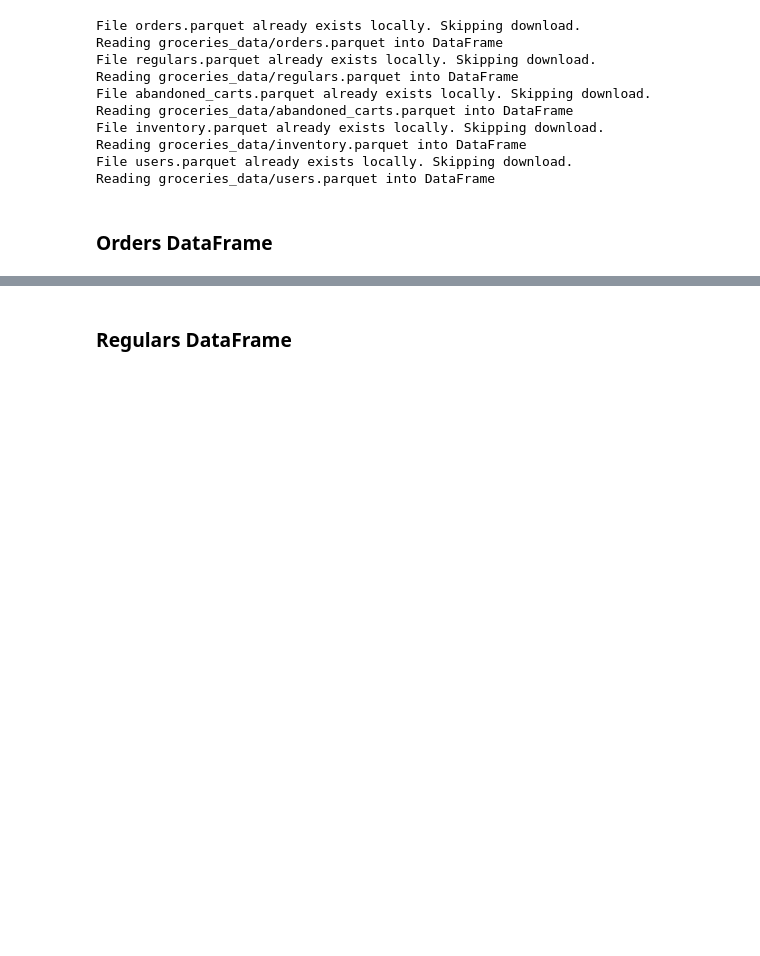
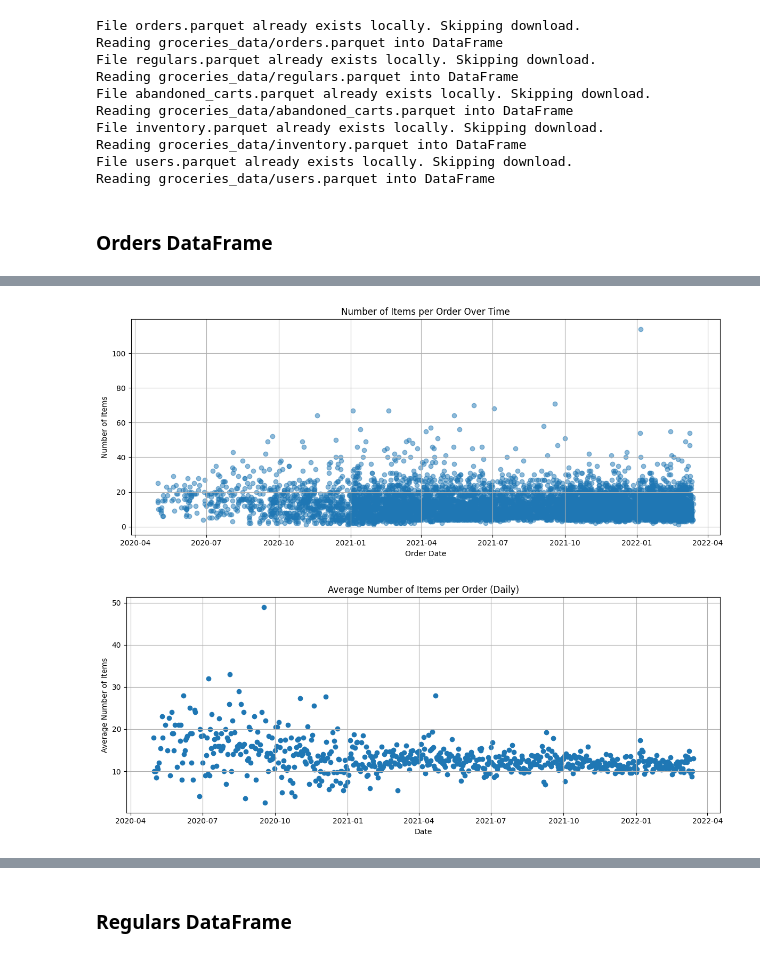
Before and after one commit to Riemann-def/zrive-ds, a Jupyter notebook: src/module_2/prueba.ipynb, the cells around one changed output, grey strips where cells are left out. Cells and saved outputs as stored; diff of their text form; code cells hidden in the pictures; blank space fills up the shorter version.

```diff
--- a/src/module_2/prueba.ipynb
+++ b/src/module_2/prueba.ipynb
@@ -130,0 +195,25 @@ memory usage: 737.8+ KB
+# %%
+# Scatter plot: items per order over time
+plt.figure(figsize=(12, 5))
+plt.scatter(orders_df['order_date'], orders_df['num_items'], alpha=0.5)
+plt.title('Number of Items per Order Over Time')
+plt.xlabel('Order Date')
+plt.ylabel('Number of Items')
+plt.grid(True)
+plt.tight_layout()
+plt.show()
+
+# Average number of items per day
+avg_items_per_day = orders_df.groupby(orders_df['order_date'].dt.date)['num_items'].mean()
+
+plt.figure(figsize=(12, 5))
+plt.scatter(avg_items_per_day.index, avg_items_per_day.values, marker='o')
+plt.title('Average Number of Items per Order (Daily)')
+plt.xlabel('Date')
+plt.ylabel('Average Number of Items')
+plt.grid(True)
+plt.tight_layout()
+plt.show()
+# %% [output]
+[figure, added]
+[figure, added]
```
Also changed, not shown: parts of 31 cells of this notebook.
